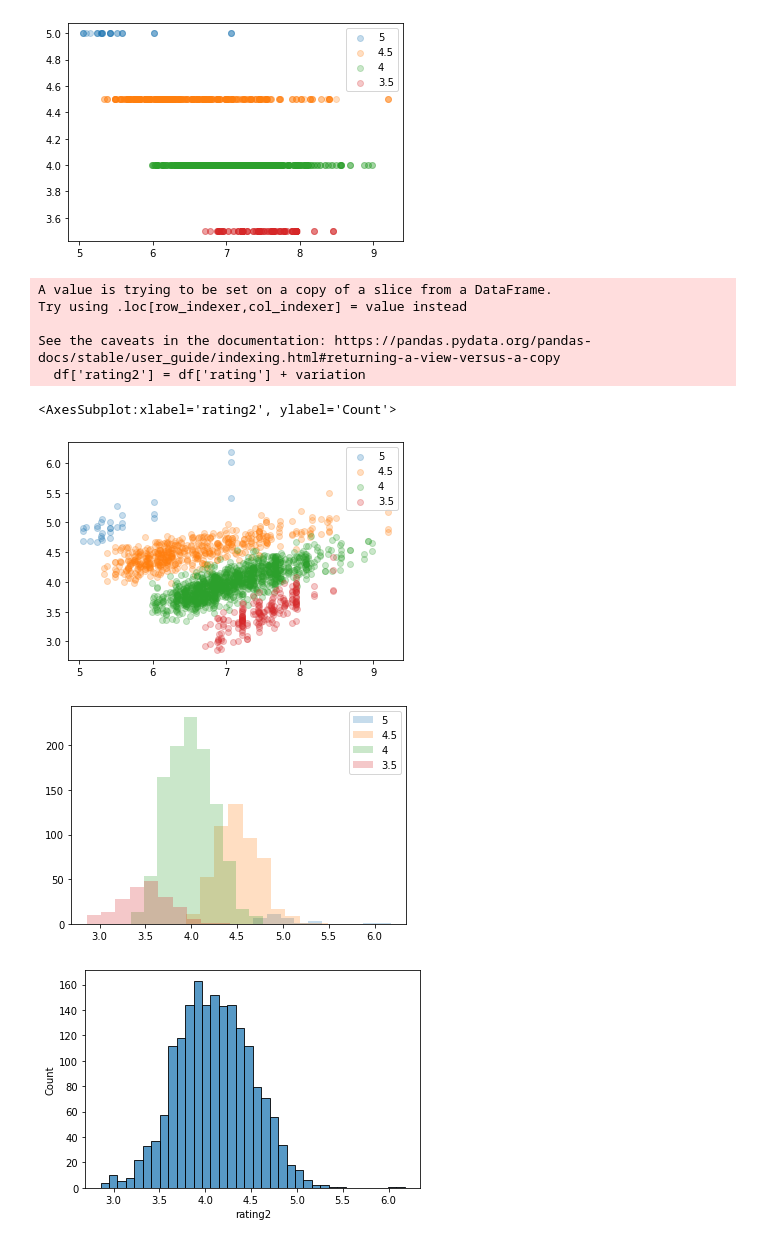
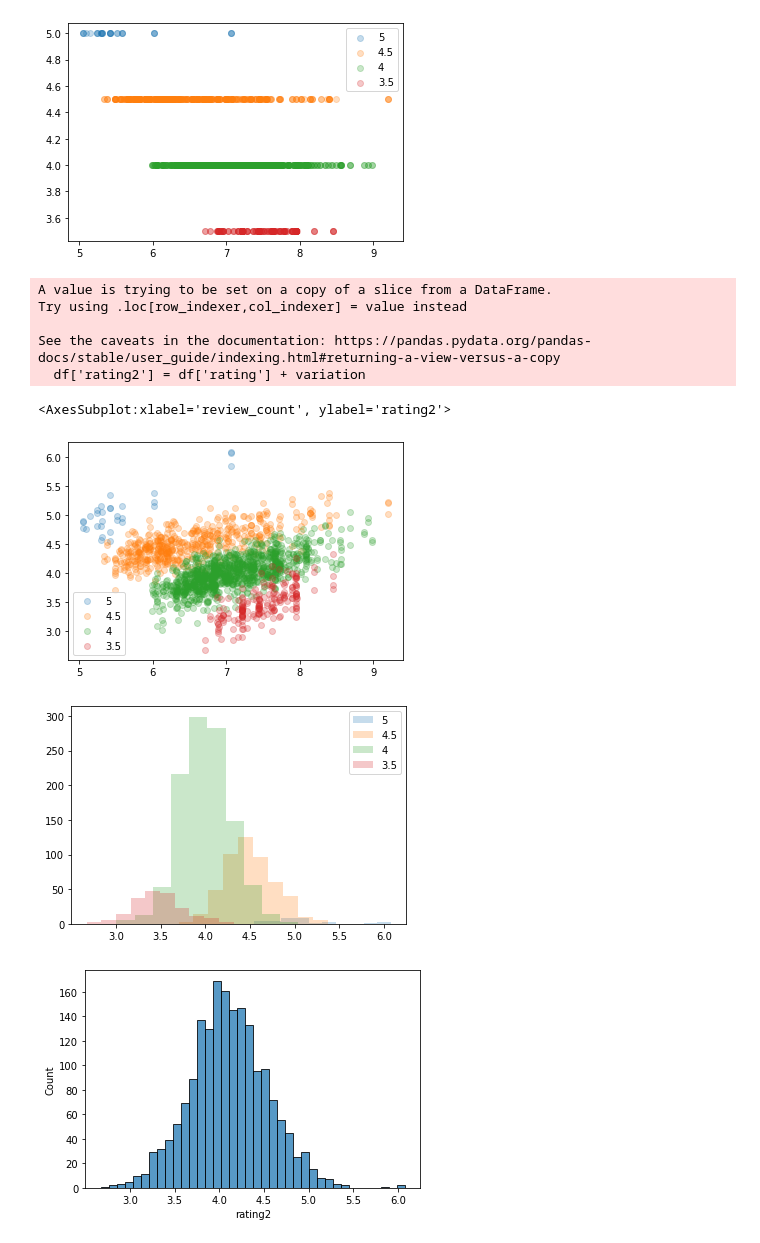
Before and after one commit to dnnyw/intro-to-ds-resources, a Jupyter notebook: final_project/data/create_data.ipynb, the cells around one changed output. Drawn from its saved outputs; the diff is of its cells as text; code cells hidden in the pictures.

```diff
--- a/final_project/data/create_data.ipynb
+++ b/final_project/data/create_data.ipynb
@@ -215,7 +192,7 @@ ax.legend()
 # there is actually a negative correlation between review counts and rating - less review count is higher to have reviews - makes sense intuitively but not that you might think of at first
 # %%
 augment_bound = 1
-randomness = 0.15
+randomness = 0.2
 
 for df in [threepointfive, four, fourpointfive, five]:
     rating_class = df.copy()
@@ -225,34 +202,37 @@ for df in [threepointfive, four, fourpointfive, five]:
     rating_class['deviation'] = (rating_class['log_review_count'] - avg_reviews)/range_deviations*augment_bound
     variation = np.random.normal(loc = rating_class['deviation'], scale = randomness)
     df['rating2'] = df['rating'] + variation
 
 
 fig, ax = plt.subplots()
 ax.scatter(np.log(five.review_count), five.rating2, label = '5', alpha = 0.25)
 ax.scatter(np.log(fourpointfive.review_count), fourpointfive.rating2, label = '4.5', alpha = 0.25)
 ax.scatter(np.log(four.review_count), four.rating2, label = '4', alpha = 0.25)
 ax.scatter(np.log(threepointfive.review_count), threepointfive.rating2, label = '3.5', alpha = 0.25)
 ax.legend()
 
 fig2, ax2 = plt.subplots()
 ax2.hist(five.rating2, label = '5', alpha = 0.25)
 ax2.hist(fourpointfive.rating2, label = '4.5', alpha = 0.25)
 ax2.hist(four.rating2, label = '4', alpha = 0.25)
 ax2.hist(threepointfive.rating2, label = '3.5', alpha = 0.25)
 ax2.legend()
 
 
 new_data = pd.concat([threepointfive, four, fourpointfive, five])
 
 fig3, ax3 = plt.subplots()
 sns.histplot(new_data.rating2)
+
+fig4, ax4 = plt.subplots()
+sns.scatterplot(new_data.review_count, new_data.rating2)
 # %% [output]
 A value is trying to be set on a copy of a slice from a DataFrame.
 Try using .loc[row_indexer,col_indexer] = value instead
 
 See the caveats in the documentation: https://pandas.pydata.org/pandas-docs/stable/user_guide/indexing.html#returning-a-view-versus-a-copy
   df['rating2'] = df['rating'] + variation
-<AxesSubplot:xlabel='rating2', ylabel='Count'>
+<AxesSubplot:xlabel='review_count', ylabel='rating2'>
-[figure, old version]
+[figure, new version]
-[figure, old version]
+[figure, new version]
-[figure, old version]
+[figure, new version]
```
Also changed, not shown: parts of 16 cells of this notebook, 4 other files.
